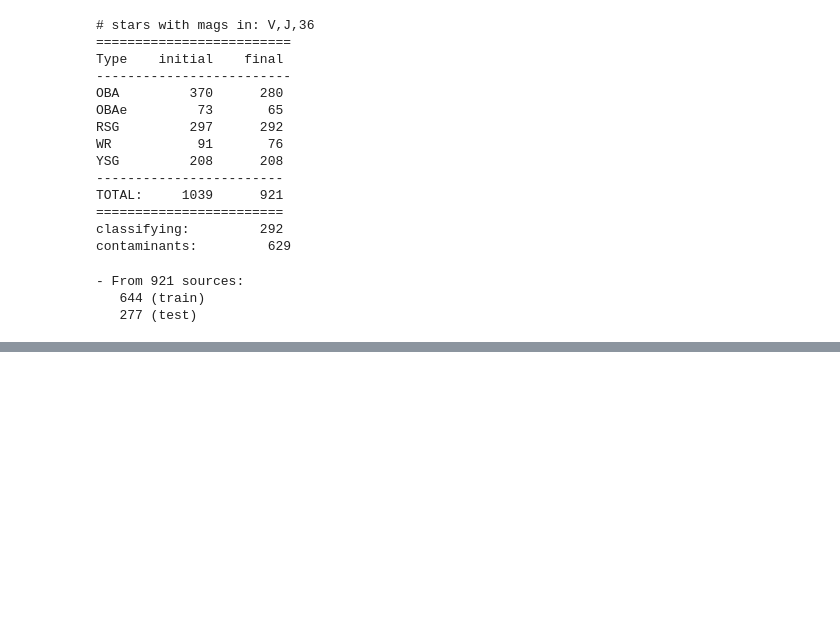
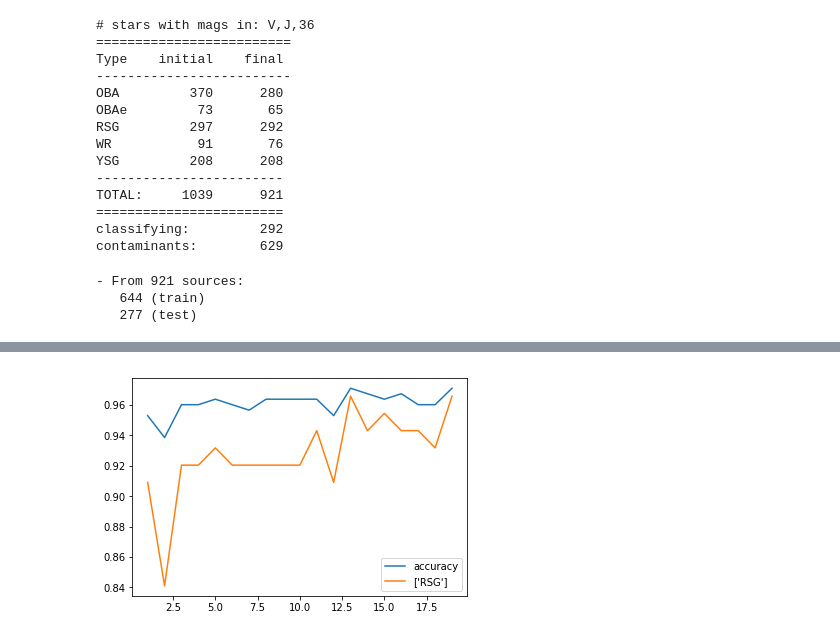
Before and after one commit to astrostatistics-in-crete/2022_summer_school, a Jupyter notebook: ML_Classification/Classification_SW_answerkey.ipynb, the cells around one changed output, grey strips where cells are left out. Cells and saved outputs as stored; diff of their text form; code cells hidden in the pictures; blank space fills up the shorter version.

```diff
--- a/ML_Classification/Classification_SW_answerkey.ipynb
+++ b/ML_Classification/Classification_SW_answerkey.ipynb
@@ -1381,14 +1425,16 @@ Confusion matrix:
 # %%
-# # print(accuracies)
+# print(accuracies)
 
-# # print(recalls)
+# print(recalls)
 
-# # print()
+# print()
 
-# nn = [ clasf.n_neighbors for clasf in classifiers]
+nn = [ clasf.n_neighbors for clasf in classifiers]
 
-# plt.plot(nn, accuracies, label='accuracy')
-# plt.plot(nn, recalls, label=class2keep)
+plt.plot(nn, accuracies, label='accuracy')
+plt.plot(nn, recalls, label=class2keep)
 
-# plt.legend()
-# plt.show()
+plt.legend()
+plt.show()
+# %% [output]
+[figure, added]
```
Also changed, not shown: parts of 39 cells of this notebook, 2 other files.
